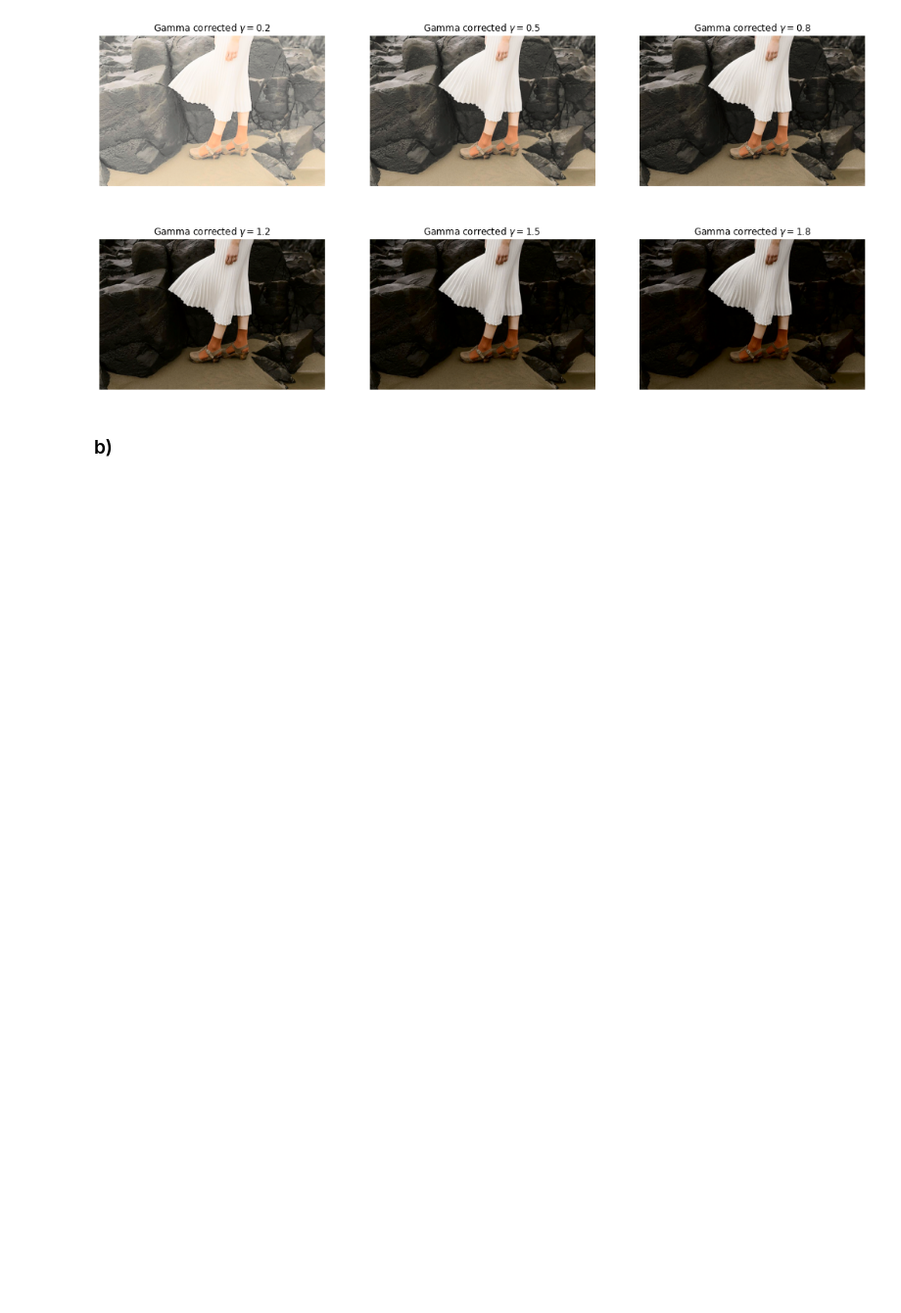
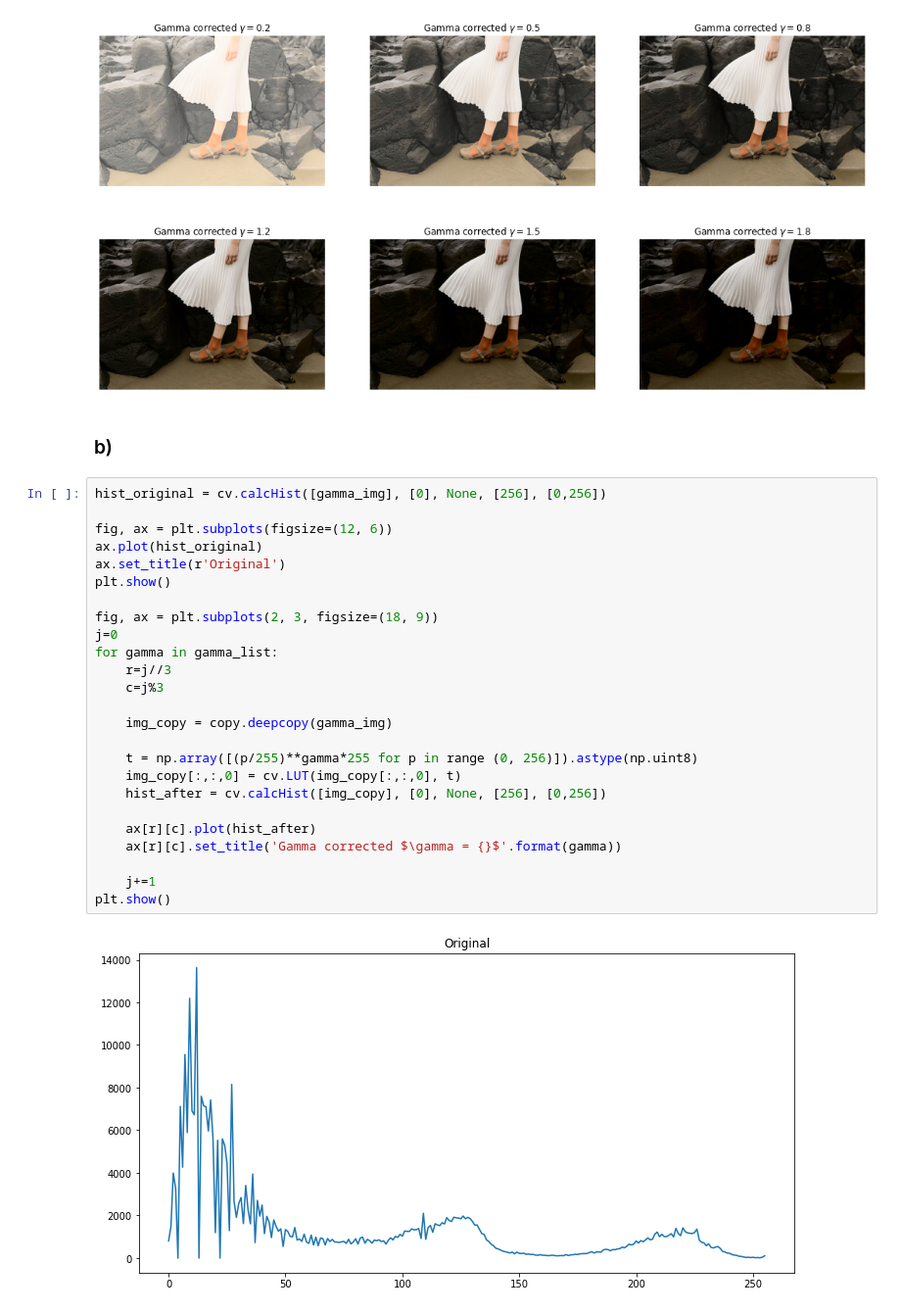
Before and after one commit to Krishnakanth-lab/EN2550_Assignment1, a Jupyter notebook: Krishnakanth_190323C_a01.ipynb, the cells around one changed output. Shown at 98% size. Cells and saved outputs as stored; diff of their text form; blank space fills up the shorter version.

Commit message:
Showed the histogram in q3 b

```diff
--- a/Krishnakanth_190323C_a01.ipynb
+++ b/Krishnakanth_190323C_a01.ipynb
@@ -156,3 +154,30 @@ plt.show()
 [figure]
 # %% [markdown]
 ### b)
+# %%
+hist_original = cv.calcHist([gamma_img], [0], None, [256], [0,256])
+
+fig, ax = plt.subplots(figsize=(12, 6))
+ax.plot(hist_original)
+ax.set_title(r'Original')
+plt.show()
+
+fig, ax = plt.subplots(2, 3, figsize=(18, 9))
+j=0
+for gamma in gamma_list:
+    r=j//3
+    c=j%3
+
+    img_copy = copy.deepcopy(gamma_img)
+
+    t = np.array([(p/255)**gamma*255 for p in range (0, 256)]).astype(np.uint8)
+    img_copy[:,:,0] = cv.LUT(img_copy[:,:,0], t)
+    hist_after = cv.calcHist([img_copy], [0], None, [256], [0,256])
+
+    ax[r][c].plot(hist_after)
+    ax[r][c].set_title('Gamma corrected $\gamma = {}$'.format(gamma))
+
+    j+=1
+plt.show()
+# %% [output]
+[figure, added]
```
Also changed, not shown: parts of 6 cells of this notebook.
